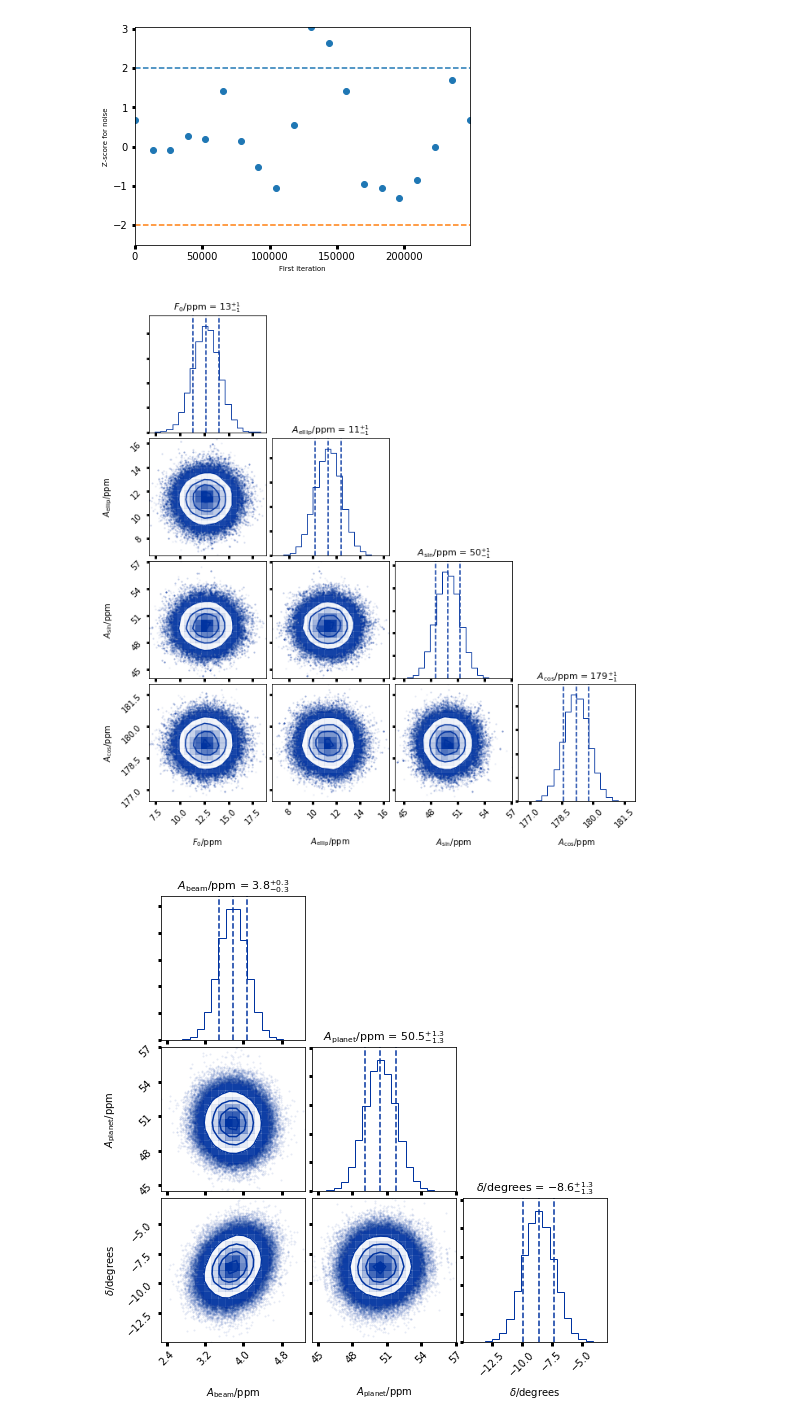
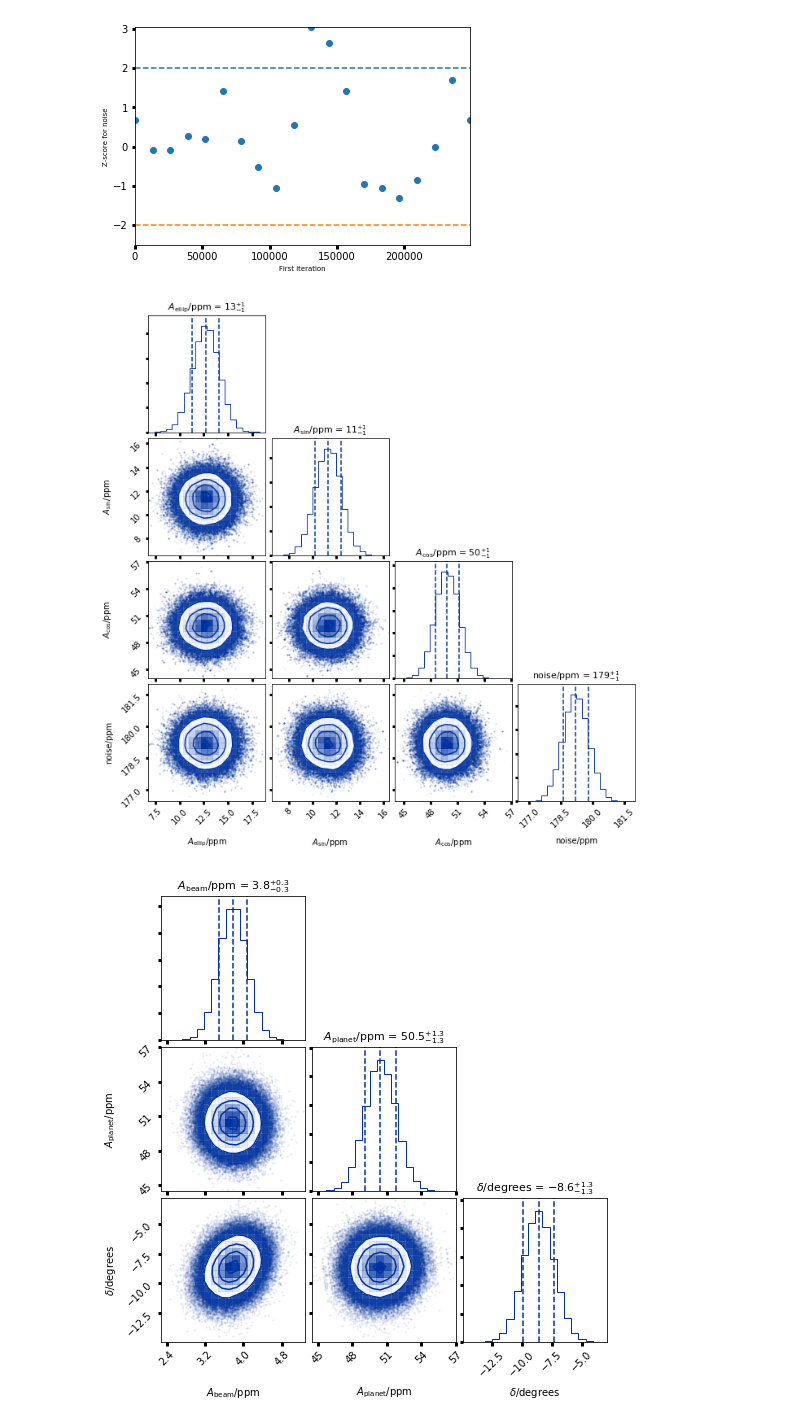
Before and after one commit to BoiseStatePlanetary/Searching-for-Variability-in-Eclipses-in-the-Kepler-Dataset, a Jupyter notebook: code/Analysis_of_Kepler76b.ipynb, the cells around one changed output. Saved outputs shown, nothing was run; the diff lists cells and outputs as text; code cells hidden in the pictures.

Commit message:
Fixed figure labeling

```diff
--- a/code/Analysis_of_Kepler76b.ipynb
+++ b/code/Analysis_of_Kepler76b.ipynb
@@ -442,5 +447,7 @@ Text(0.5,0,'Time - $T_{\\rm E}$ (KJD)')
 # %%
-%%cache "Analysis_of_Kepler76b_2018Dec14.pkl" new_BEER_out
+# %%cache Analysis_of_Kepler76b_2018Dec14.pkl new_BEER_out
+cached = ipycache.load_vars('Analysis_of_Kepler76b_2018Dec14.pkl', ['new_BEER_out'])
+new_BEER_out = cached['new_BEER_out']
 
 # dill.dump_session('Analysis_of_Kepler76b_2018Dec14.db')
 # dill.load_session('Analysis_of_Kepler76b_2018Dec14.db')
@@ -513,25 +518,21 @@ for cur_key in ['baseline', 'Aellip', 'Asin', 'Acos', 'noise']:
 [figure]
 # %%
 # Make corner plot
-np.array(new_BEER_out.flatchain['Aellip']*1e6).reshape((nwalkers, nsteps)).transpose()
-pos = np.array([(BEER_only_params[cur_key].value + 1e-5*np.random.randn(nwalkers))
-                for cur_key in ['baseline', 'Aellip', 'Asin', 'Acos', 'noise']]).transpose()
-
 Aellip_chain = np.array(new_BEER_out.flatchain['Aellip']).reshape((nwalkers, nsteps)).transpose()
 Asin_chain = np.array(new_BEER_out.flatchain['Asin']).reshape((nwalkers, nsteps)).transpose()
 Acos_chain = np.array(new_BEER_out.flatchain['Acos']).reshape((nwalkers, nsteps)).transpose()
 noise_chain = np.array(new_BEER_out.flatchain['noise']).reshape((nwalkers, nsteps)).transpose()
 
 dists = np.array([Aellip_chain[burn:].flatten()*1e6, Asin_chain[burn:].flatten()*1e6, Acos_chain[burn:].flatten()*1e6,
                  noise_chain[burn:].flatten()*1e6]).transpose()
-figure = corner.corner(dists, labels=["$F_0/$ppm", "$A_{\\rm ellip}/$ppm", "$A_{\\rm sin}/$ppm",
+figure = corner.corner(dists, labels=["$A_{\\rm ellip}/$ppm", "$A_{\\rm sin}/$ppm",
                                      "$A_{\\rm cos}/$ppm", "noise/ppm"],
                        quantiles=[0.16, 0.5, 0.84], title_fmt=".0f",
                        show_titles=True, title_kwargs={"fontsize": 11}, color=BoiseState_blue)
 
-# figure.savefig('../BEER-curve-fit-params_Analysis-of-Kepler76b.png', dpi=500, bbox_inches='tight')
+figure.savefig('../BEER-curve-fit-params_Analysis-of-Kepler76b.png', dpi=500, bbox_inches='tight')
 # %% [output]
-[figure, old version]
+[figure, new version]
 # %%
 num_points = 250000
 
```
Also changed, not shown: parts of 19 cells of this notebook, 2 other files.
